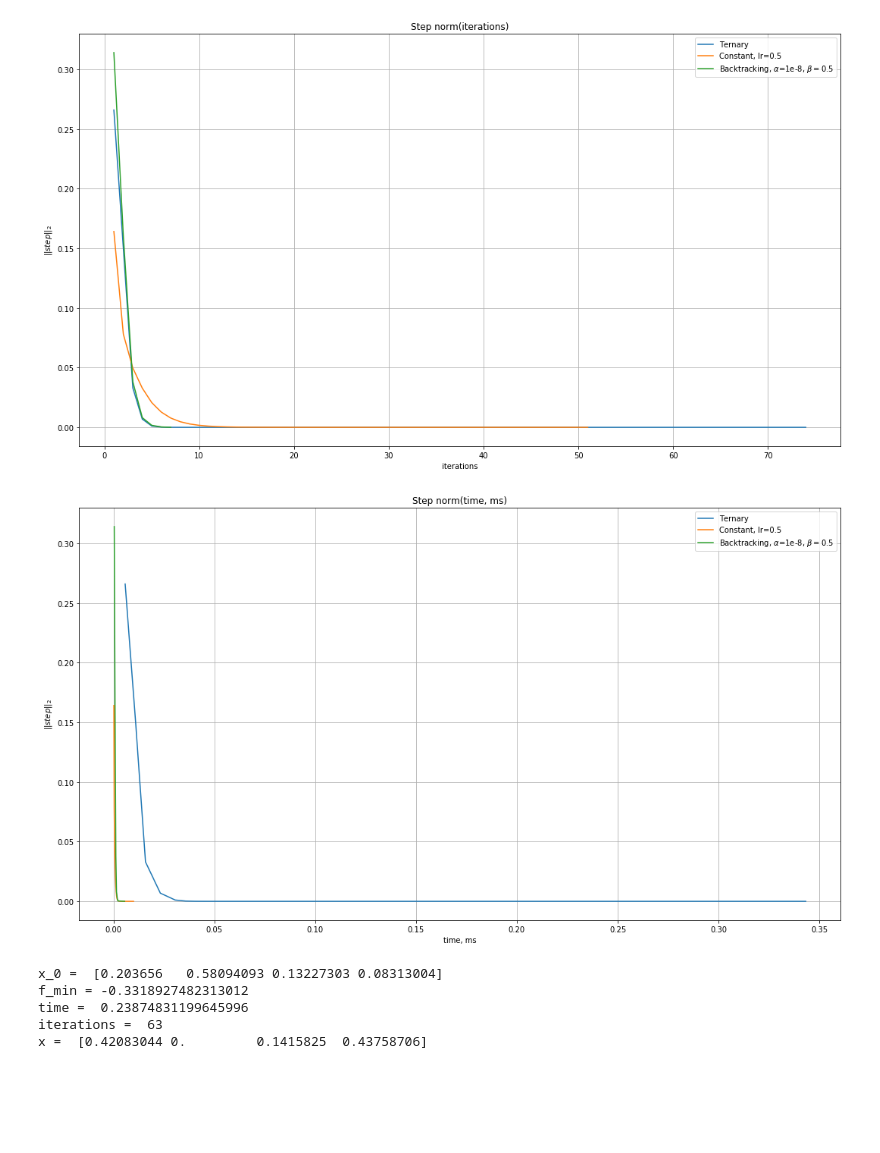
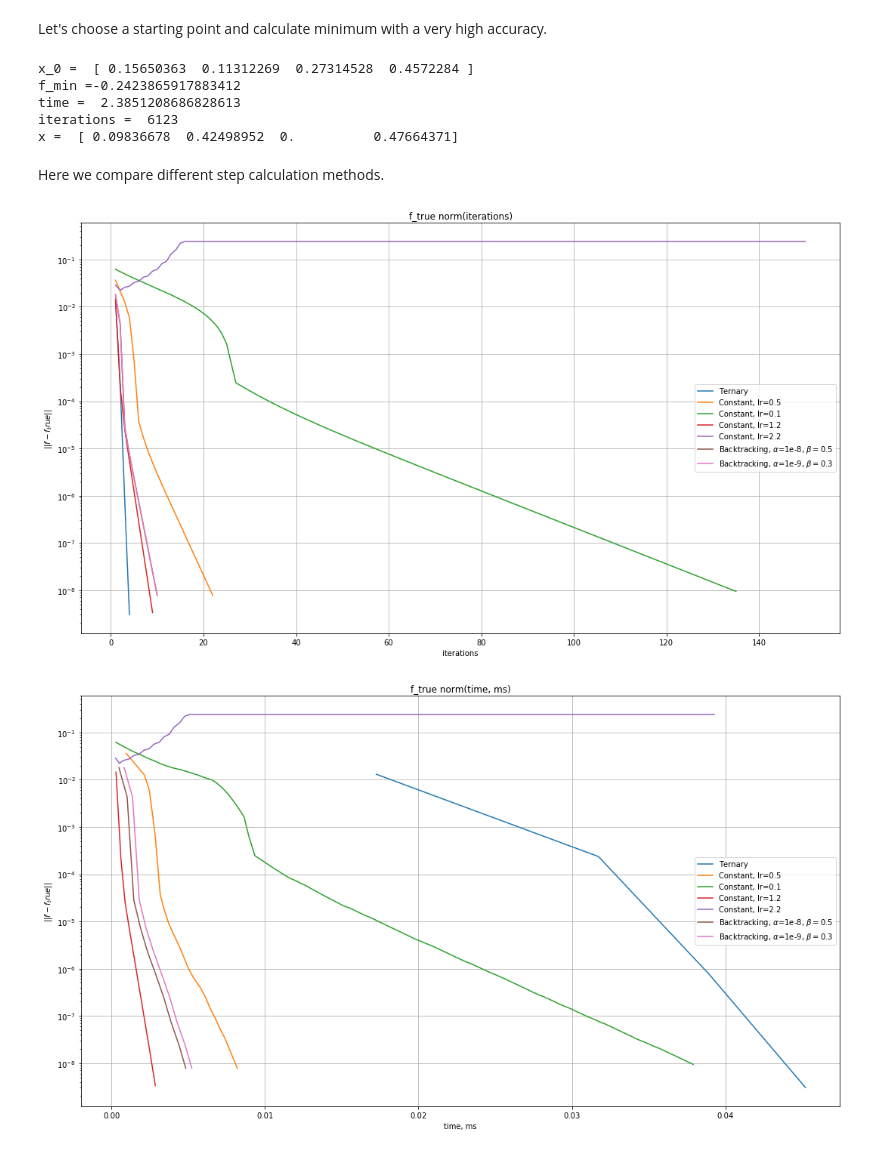
Before and after one commit to ikibardin/communication-channel-capacity, a Jupyter notebook: gradient_descent.ipynb, the cells around one changed output. Saved outputs shown, nothing was run; the diff lists cells and outputs as text; code cells hidden in the pictures; blank space fills up the shorter version.

Commit message:
added better plots

```diff
--- a/gradient_descent.ipynb
+++ b/gradient_descent.ipynb
@@ -146,8 +160,9 @@ class GradientDescentMethod:
         self.t_search = t_search
         self.stopping_criteria = stopping_criteria
 
-    def fit(self, f, grad_f, x_0):
+    def minimize(self, f, grad_f, x_0, f_min_true=np.inf):
         x = x_0.copy()
+
         state = dict()
         state['f'] = f
         state['grad_f'] = grad_f
@@ -159,17 +174,22 @@ class GradientDescentMethod:
         state['time'] = time.time()
         state['steps_norms'] = []
         state['time_array'] = []
+        state['f_true_norms'] = []
         while True:
             state['cur_grad'] = grad_f(state['x'])
             state['dx'] = -grad_f(state['x'])
+
             if self.stopping_criteria(state):
                 break
             t = self.t_search(state)
+
             state['prev_x'] = state['x'].copy()
             state['x'] -= t * state['cur_grad']
             #take projection on simplex
             state['x'] = euclidean_proj_simplex(state['x'])
+
             state['steps_norms'].append(np.linalg.norm(state['x'] - state['prev_x'], ord=2))
+            state['f_true_norms'].append(np.abs(f(state['x']) - f_min_true))
             state['time_array'].append(time.time() - state['time'])
             state['iterations'] += 1
 
@@ -197 +230,3 @@ def draw_plots(states, method_names, x_axis='time'):
     plt.show()
+# %% [markdown]
+Let's choose a starting point and calculate minimum with a very high accuracy.
@@ -198,39 +236,46 @@ def draw_plots(states, method_names, x_axis='time'):
+# %%
+stopping_criteria = StoppingCriteria(min_norm_step=1e-15)
+t_search = StepSearchConstant(lr=0.01)
+grad = GradientDescentMethod(t_search=t_search, stopping_criteria=stopping_criteria)
+state = grad.minimize(f, grad_f, x_0)
+print('x_0 = ', x_0)
+print('f_min ={:.16f}'.format(f(state['x'])))
+print('time = ', state['time'])
+print("iterations = ", state['iterations'])
+print('x = ',state['x'])
+
+f_min = f(state['x'])
+# %% [output]
+x_0 =  [ 0.15650363  0.11312269  0.27314528  0.4572284 ]
+f_min =-0.2423865917883412
+time =  2.3851208686828613
+iterations =  6123
+x =  [ 0.09836678  0.42498952  0.          0.47664371]
+# %% [markdown]
+Here we compare different step calculation methods.
 # %%
-search_methods = [StepSearchFastestTernary(precision=1e-7, init_kpower=-4), StepSearchConstant(lr=0.5),
-             StepSearchBacktracking(alpha=1e-8, beta=0.5)]
-method_names = ['Ternary', 'Constant, lr=0.5', r'Backtracking, $\alpha$=1e-8, $\beta=0.5$']
-stopping_criteria = StoppingCriteria(min_grad_norm=1e-12)
-x_0 = np.random.uniform(low=0, high=1, size=n)
-x_0 /= np.sum(x_0)
+search_methods = [StepSearchFastestTernary(precision=1e-9, init_kpower=-4),
+                  StepSearchConstant(lr=0.5),
+                  StepSearchConstant(lr=0.1),
+                  StepSearchConstant(lr=1.2),
+                  StepSearchConstant(lr=2.2),
+                  StepSearchBacktracking(alpha=1e-8, beta=0.5),
+                  StepSearchBacktracking(alpha=1e-9, beta=0.3)]
+method_names = ['Ternary', 'Constant, lr=0.5', 'Constant, lr=0.1', 'Constant, lr=1.2', 'Constant, lr=2.2',
+                r'Backtracking, $\alpha$=1e-8, $\beta=0.5$',
+                r'Backtracking, $\alpha$=1e-9, $\beta=0.3$']
+stopping_criteria = StoppingCriteria(min_f_norm=(f_min, 1e-8), max_iterations=150)
 
 states = []
 for t_search in search_methods:
     grad = GradientDescentMethod(t_search=t_search, stopping_criteria=stopping_criteria)
-    state = grad.fit(f, grad_f, x_0)
+    state = grad.minimize(f, grad_f, x_0, f_min_true=f_min)
     states.append(state)
 # %%
-draw_plots(states, method_names, x_axis='iter')
+draw_plots(states, method_names, x_axis='iter', y_axis='f_true')
 # %% [output]
-[figure, old version]
+[figure, new version]
 # %%
-draw_plots(states, method_names, x_axis='time')
+draw_plots(states, method_names, x_axis='time', y_axis='f_true')
 # %% [output]
-[figure, old version]
+[figure, new version]
-# %%
-stopping_criteria = StoppingCriteria(min_grad_norm=1e-12)
-t_search = StepSearchFastestTernary(precision=1e-7, init_kpower=-4)
-grad = GradientDescentMethod(t_search=t_search, stopping_criteria=stopping_criteria)
-x_0 = np.random.uniform(low=0, high=1, size=n)
-x_0 /= np.sum(x_0)
-state = grad.fit(f, grad_f, x_0)
-print('x_0 = ', x_0)
-print('f_min =', f(state['x']))
-print('time = ', state['time'])
-print("iterations = ", state['iterations'])
-print('x = ',state['x'])
-# %% [output]
-x_0 =  [0.203656   0.58094093 0.13227303 0.08313004]
-f_min = -0.3318927482313012
-time =  0.23874831199645996
-iterations =  63
-x =  [0.42083044 0.         0.1415825  0.43758706]
```
Also changed, not shown: parts of 16 cells of this notebook.
